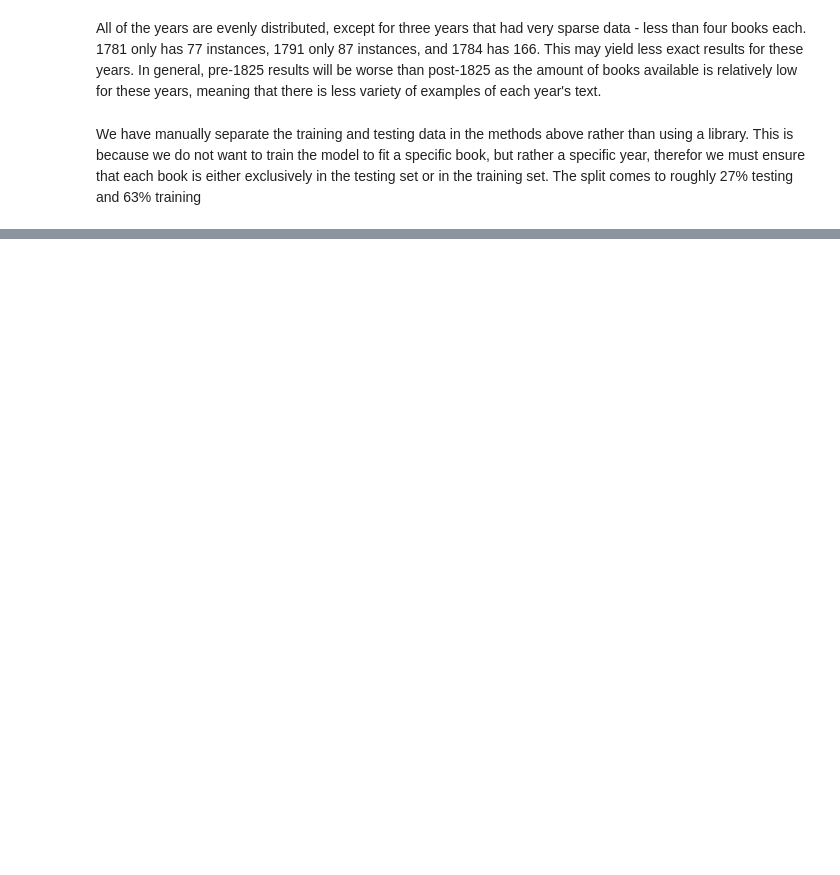
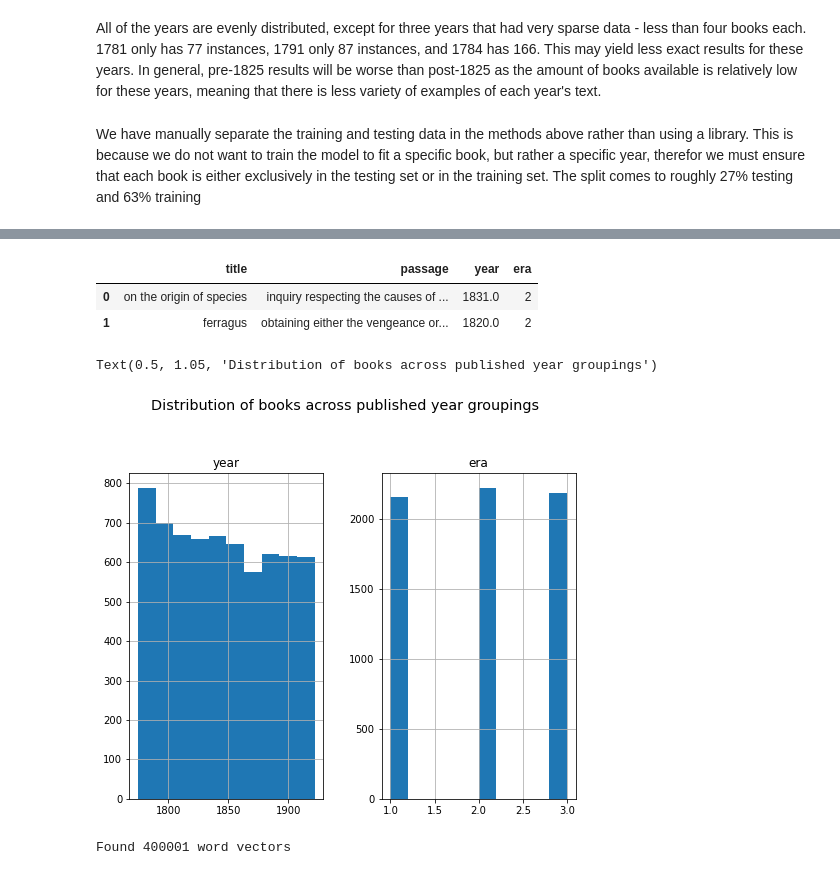
Before and after one commit to ronitronitronit/final, a Jupyter notebook: booksproject.ipynb, the cells around one changed output, grey strips where cells are left out. Drawn from its saved outputs; the diff is of its cells as text; code cells hidden in the pictures; blank space fills up the shorter version.

```diff
--- a/booksproject.ipynb
+++ b/booksproject.ipynb
@@ -644,8 +866,7 @@ create_scatterplot(x_test, y_test, model4, "Model 4")
 # %%
 """
-Separate into eras
+Separate data into eras
 """
-
 
 def write_era(row):
     if row["year"] < 1820:
@@ -663,3 +884,7 @@ dfTest2 = dfTest2.apply(write_era, axis=1)
 dfTrain2 = dfTrain2.apply(write_era, axis=1)
 
 dfTest2.head(2)
+# %% [output]
+|  | title | passage | year | era |
+| 0 | on the origin of species | inquiry respecting the causes of ... | 1831.0 | 2 |
+| 1 | ferragus | obtaining either the vengeance or... | 1820.0 | 2 |
@@ -668 +891,12 @@ dfTest2.hist()
+# %%
+dfTest2.hist()
+plt.suptitle(
+    "Distribution of books across published year groupings",
+    x=0.5,
+    y=1.05,
+    fontsize="x-large",
+)
+# %% [output]
+Text(0.5, 1.05, 'Distribution of books across published year groupings')
+[figure, added]
 # %%
@@ -688,7 +925,9 @@ x_train_era = tokenizer.texts_to_sequences(x_train_era)
 x_test_era = tokenizer.texts_to_sequences(x_test_era)
 # %%
 import numpy as np
-
+"""
+Create glove embeddings
+"""
 vocab_size = len(tokenizer.word_index)
 
 x_train_era = pad_sequences(x_train_era, padding="post", maxlen=MAX_LENGTH)
@@ -705,6 +944,8 @@ for line in glove_file:
 
 glove_file.close()
 print(f"Found {len(embeddings_dictionary)} word vectors")
+# %% [output]
+Found 400001 word vectors
 # %%
 EMBEDDING_DIMENSION = 100
 embedding_matrix = np.zeros((vocab_size, EMBEDDING_DIMENSION))
```
Also changed, not shown: parts of 78 cells of this notebook.
